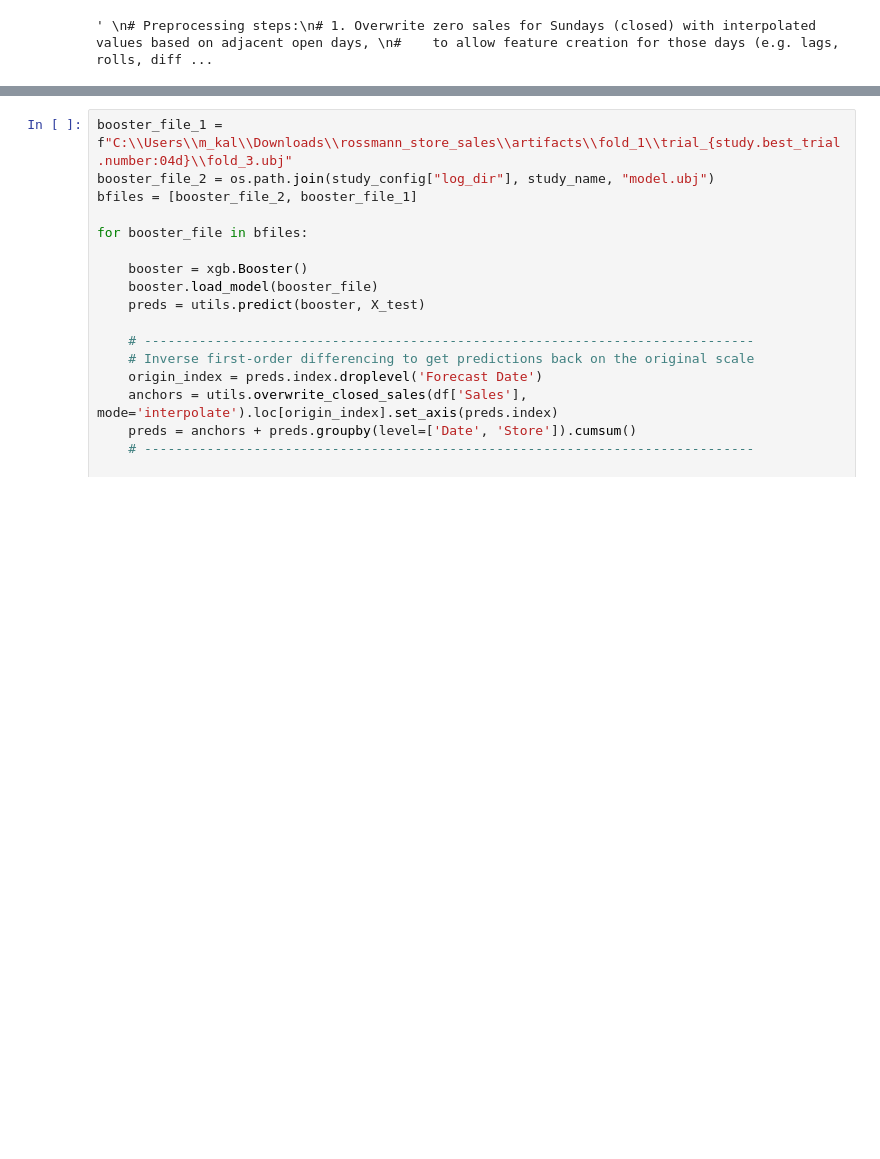
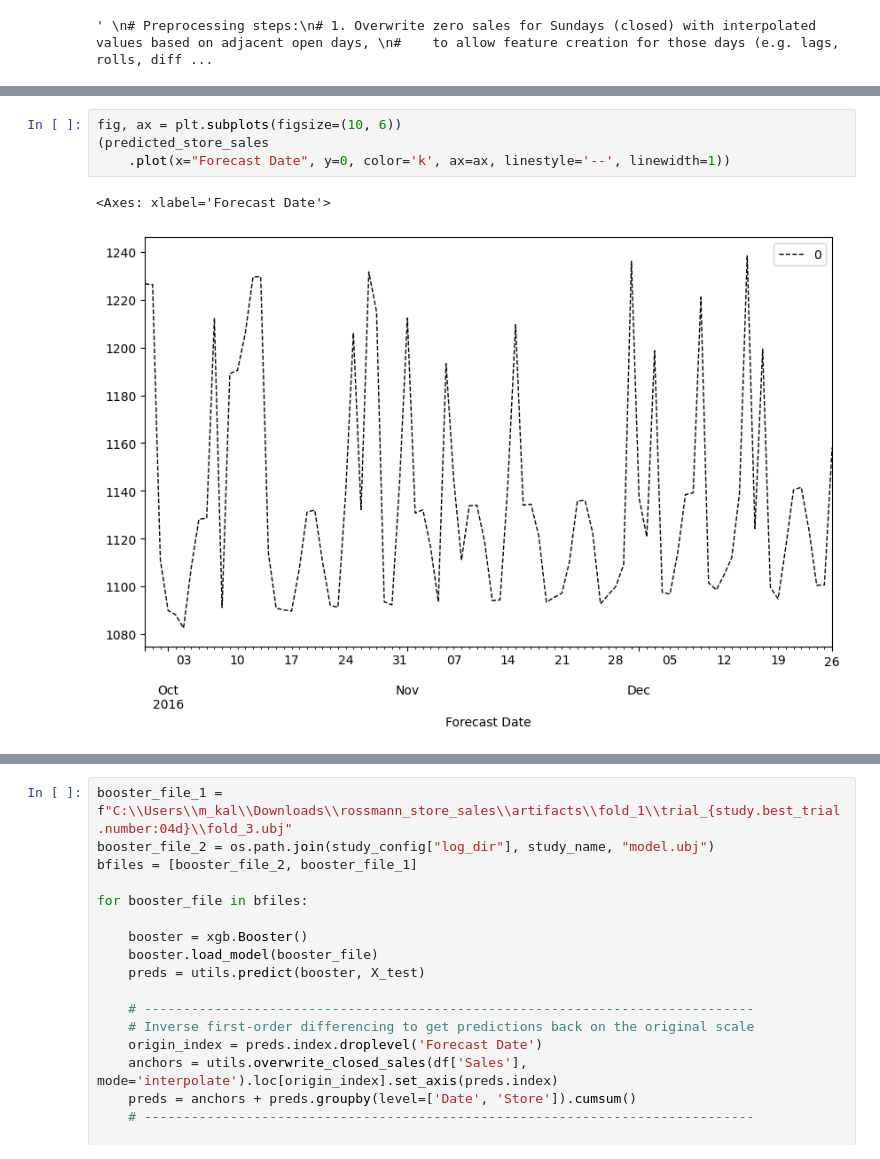
Before and after one commit to Miltos-90/Rossmann_Store_Sales_Forecasting, a Jupyter notebook: test_pipeline.ipynb, the cells around one changed output, grey strips where cells are left out. Saved outputs shown, nothing was run; the diff lists cells and outputs as text; blank space fills up the shorter version.

```diff
--- a/test_pipeline.ipynb
+++ b/test_pipeline.ipynb
@@ -446,0 +373,7 @@ array([7485, 7486, 7487, 7488, 7489, 7490, 7491, 7492, 7493, 7494, 7495,
+# %%
+fig, ax = plt.subplots(figsize=(10, 6))
+(predicted_store_sales
+    .plot(x="Forecast Date", y=0, color='k', ax=ax, linestyle='--', linewidth=1))
+# %% [output]
+<Axes: xlabel='Forecast Date'>
+[figure, added]
```
Also changed, not shown: parts of 15 cells of this notebook, 2 other files.
